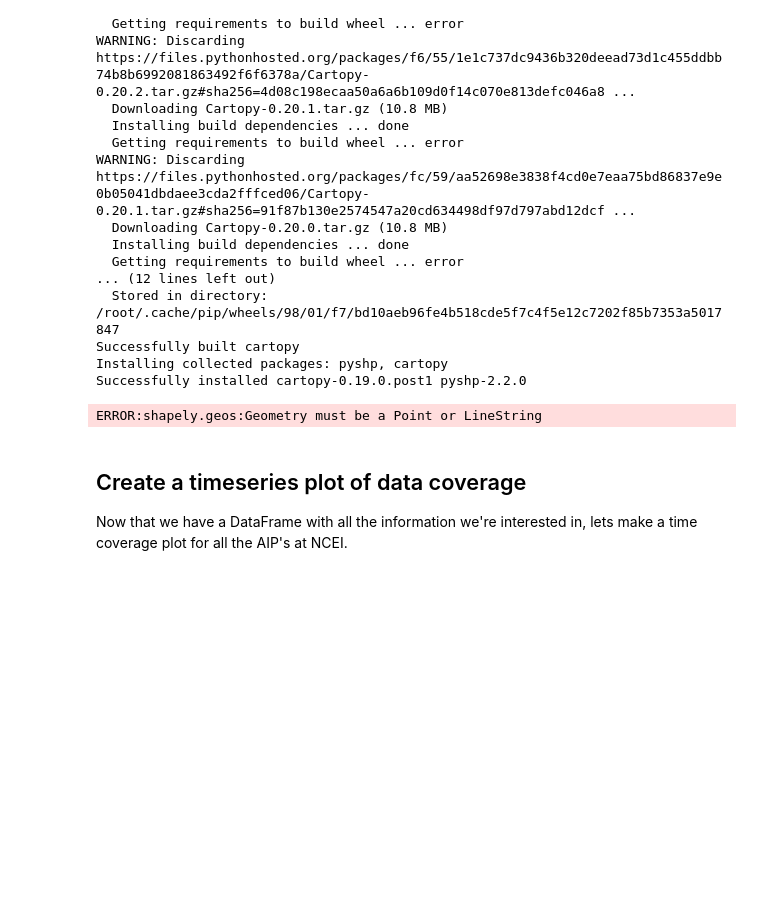
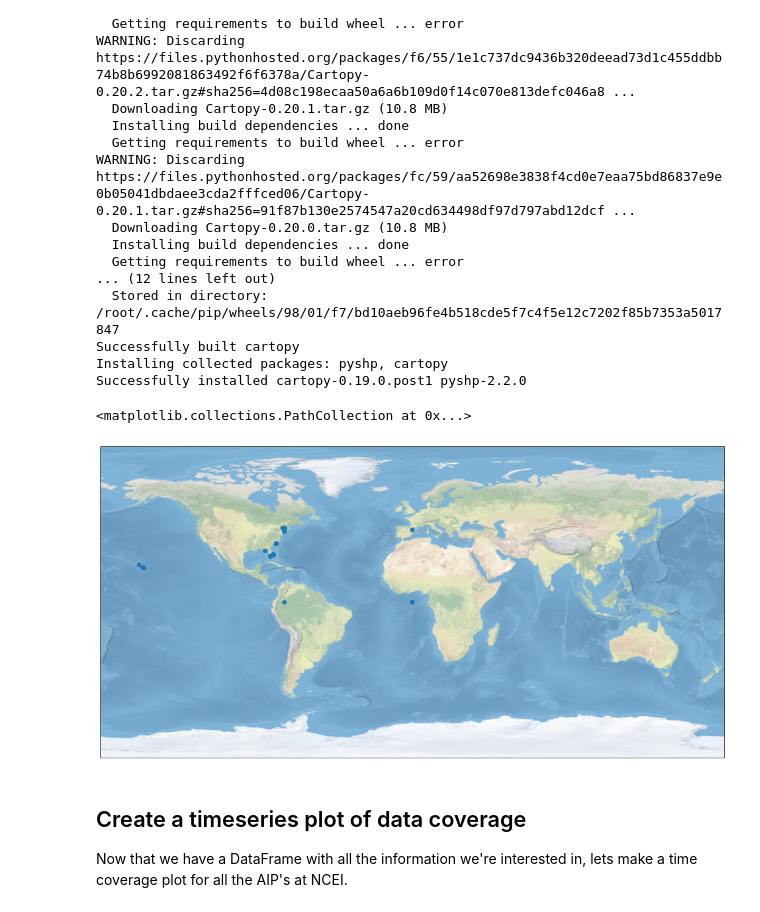
Before and after one commit to MathewBiddle/sandbox, a Jupyter notebook: IOOS_data_at_NCEI.ipynb, the cells around one changed output. Cells and saved outputs as stored; diff of their text form; code cells hidden in the pictures; blank space fills up the shorter version.

```diff
--- a/IOOS_data_at_NCEI.ipynb
+++ b/IOOS_data_at_NCEI.ipynb
@@ -533,18 +547,3 @@ WARNING: Discarding https://files.pythonhosted.org/packages/fc/59/aa52698e3838f4
 Successfully built cartopy
 Installing collected packages: pyshp, cartopy
 Successfully installed cartopy-0.19.0.post1 pyshp-2.2.0
-# %%
-import cartopy.crs as ccrs
-import matplotlib.pyplot as plt
-
-ax = plt.axes(projection=ccrs.PlateCarree())
-ax.stock_img()
-
-plt.plot(df_final['longitude'], df_final['latitude'],
-         color='blue', linewidth=2, marker='o',
-         transform=ccrs.Geodetic(),
-         )
-
-plt.show()
-# %% [output]
-ERROR:shapely.geos:Geometry must be a Point or LineString
@@ -582,3 +550,23 @@ dset.lat.data.tolist()
+# %%
+import cartopy.crs as ccrs
+import matplotlib.pyplot as plt
+
+# clean out the obviously erroneous coordinates
+df_valid = df_final.loc[(df_final['latitude']<90) & (df_final['latitude'] > -90) & (df_final['longitude'] < 180) & (df_final['longitude'] > -180) ]
+
+# give me only the unique points for plotting
+df_valid_unique = df_valid.groupby(['longitude','latitude']).size().reset_index().rename(columns={0:'count'})
+
+# Plot
+fig = plt.figure(figsize=(18,12))
+ax = plt.subplot(1,1,1, projection=ccrs.PlateCarree())
+
+ax.stock_img()
+
+ax.scatter(df_valid_unique['longitude'], df_valid_unique['latitude'])
+# %% [output]
+<matplotlib.collections.PathCollection at 0x...>
+[figure, added]
 # %% [markdown]
 ## Create a timeseries plot of data coverage
 Now that we have a DataFrame with all the information we're interested in, lets make a time coverage plot for all the AIP's at NCEI.
```
Also changed, not shown: parts of 14 cells of this notebook.
